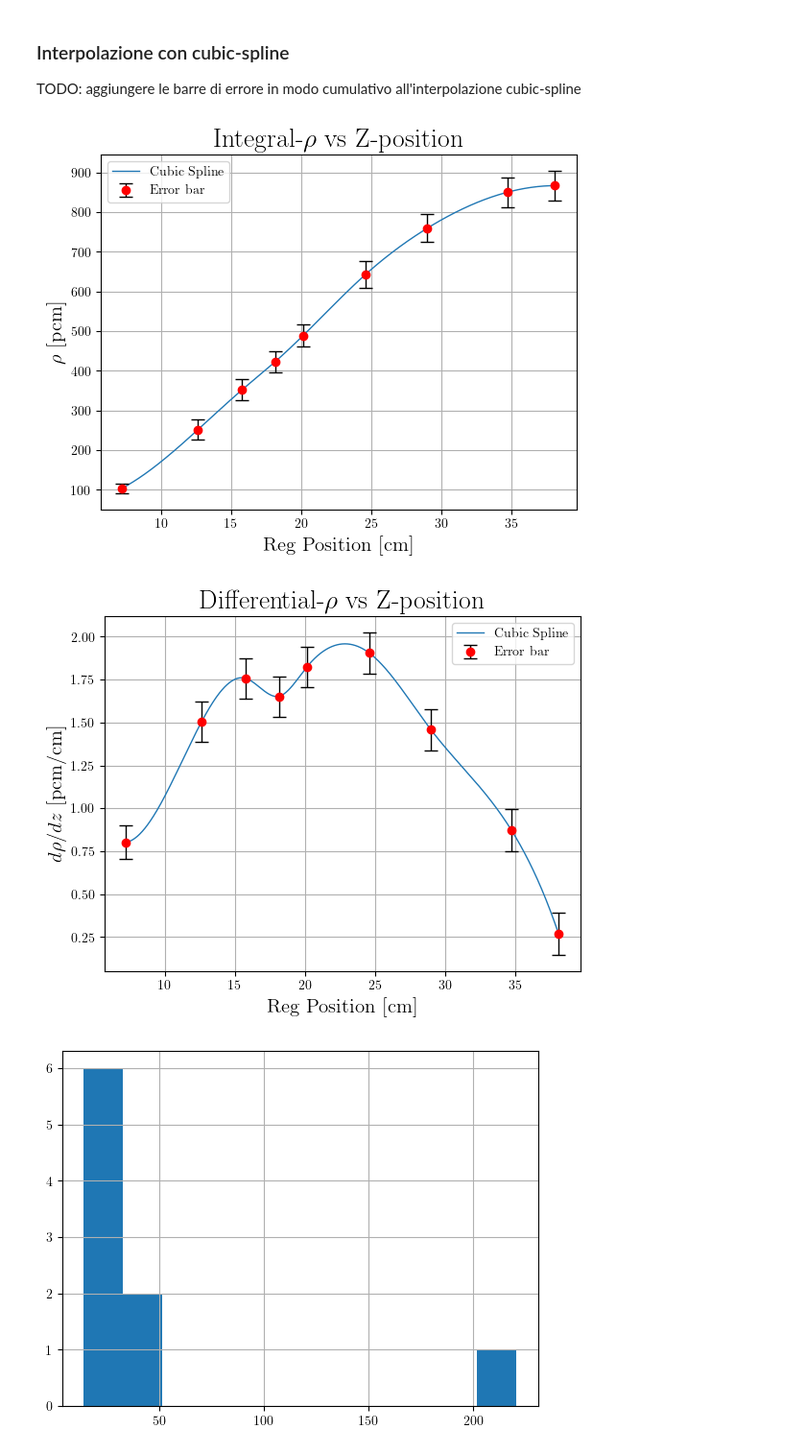
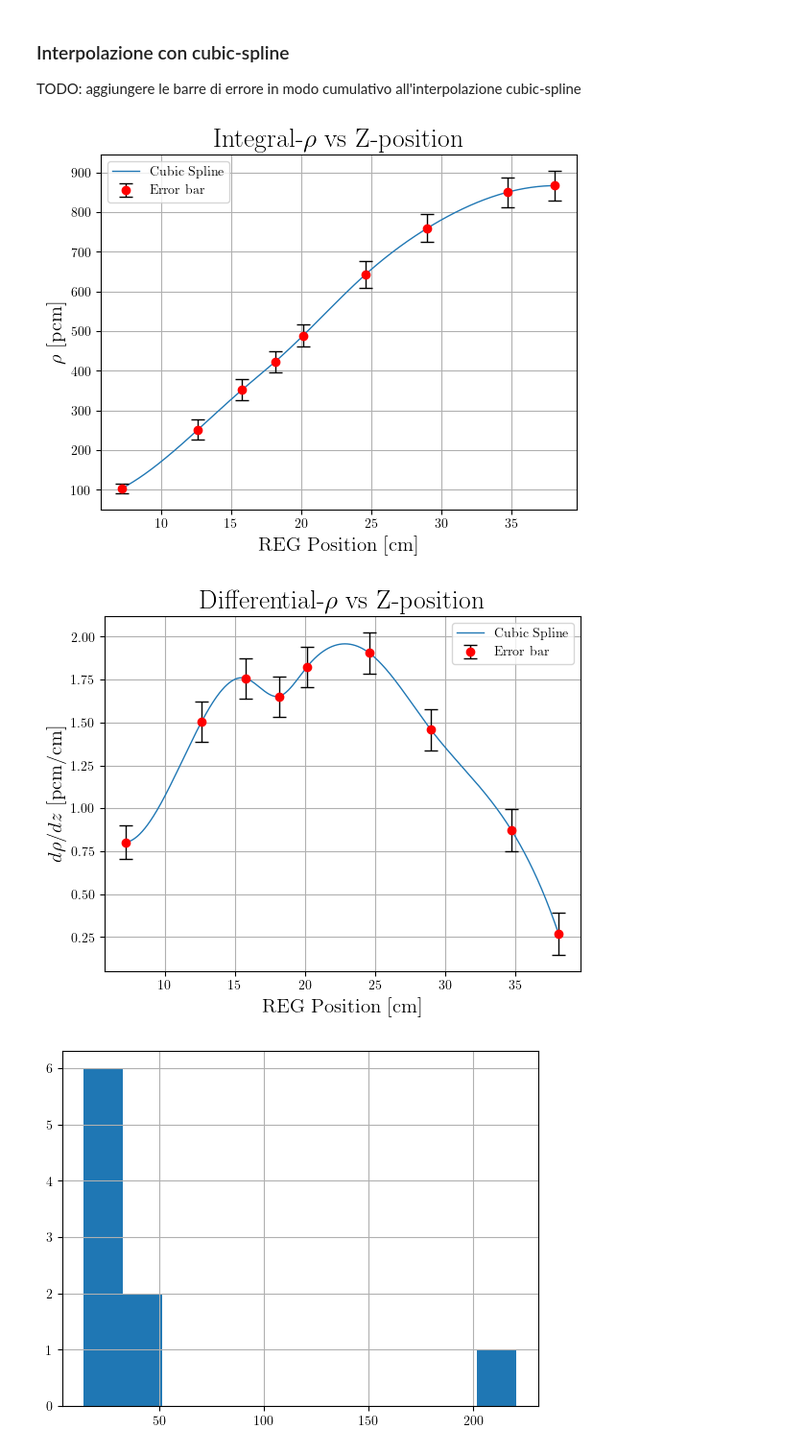
Before and after one commit to 96mat/ENRK, a Jupyter notebook: Report.ipynb, the cells around one changed output. Shown at 96% size. Cells and saved outputs as stored; diff of their text form; code cells hidden in the pictures.

```diff
--- a/Report.ipynb
+++ b/Report.ipynb
@@ -301,19 +301,19 @@ TODO: aggiungere le barre di errore in modo cumulativo all'interpolazione cubic-
 # %%
 from scipy.interpolate import interp1d
 f2 = interp1d(x, y, kind='cubic')
 xnew = np.linspace(dfg.iloc[0,0], dfg.iloc[-1,0], num=1001, endpoint=True)
 plt.plot(xnew, f2(xnew), '-',lw=1,label="Cubic Spline")
 plt.errorbar(x, y, yerr=errb ,fmt='o', ecolor = 'k',elinewidth = 1, capsize=5,markeredgewidth=1,label='Error bar',color='r')
 #plt.plot(x,y,lw=1,label="normal plot")
 #plt.plot(xnew, ynew_Irho, '-', lw=1,label='Piece-Wise linear')
-plt.xlabel(r"Reg Position [cm]",size=15)
+plt.xlabel(r"REG Position [cm]",size=15)
 plt.ylabel(r" $\rho$ [pcm]",size=15)
 plt.title(r"Integral-$\rho$ vs Z-position ",size=20)
 plt.legend()
 plt.grid()
 #plt.savefig('RhoZpos.pdf')
 # %% [output]
-[figure, old version]
+[figure, new version]
 # %%
 yplot=(dfg["Diff. $\rho$"].to_numpy())/(dfg["final_Reg"].to_numpy()-dfg["initial_Reg"].to_numpy())
 xplot=dfg["Reg(cm)"].to_numpy()
@@ -328,14 +328,14 @@ plt.plot(xnew, f3(xnew), '-',lw=1,label="Cubic Spline")
 plt.errorbar(xplot, yplot, yerr=errb1 ,fmt='o', ecolor = 'k',elinewidth = 1, capsize=5,markeredgewidth=1,label='Error bar',color='r')
 #plt.plot(x,y,lw=1,label="normal plot")
 #plt.plot(xnew, ynew_Irho, '-', lw=1,label='Piece-Wise linear')
-plt.xlabel(r"Reg Position [cm]",size=15)
+plt.xlabel(r"REG Position [cm]",size=15)
 plt.ylabel(r" $d\rho/dz$ [pcm/cm]",size=15)
 plt.title(r"Differential-$\rho$ vs Z-position ",size=20)
 plt.legend()
 plt.grid()
 #plt.savefig('RhoDiffZpos.pdf')
 # %% [output]
-[figure, old version]
+[figure, new version]
 # %%
 import seaborn as sns
 plt.hist(dfg.iloc[:,6], bins=11)
```
Also changed, not shown: parts of 8 cells of this notebook.
